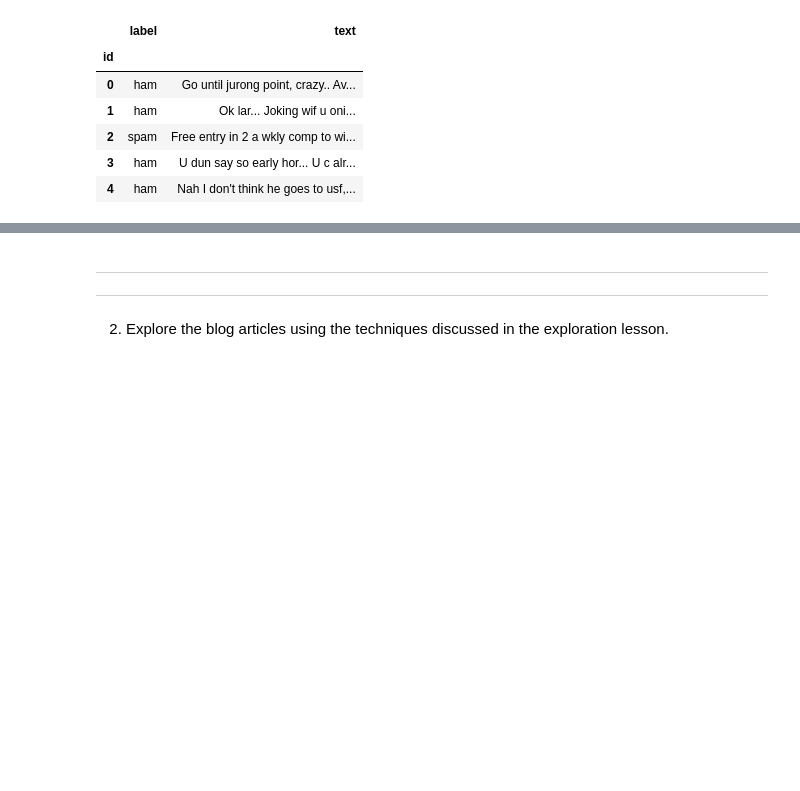
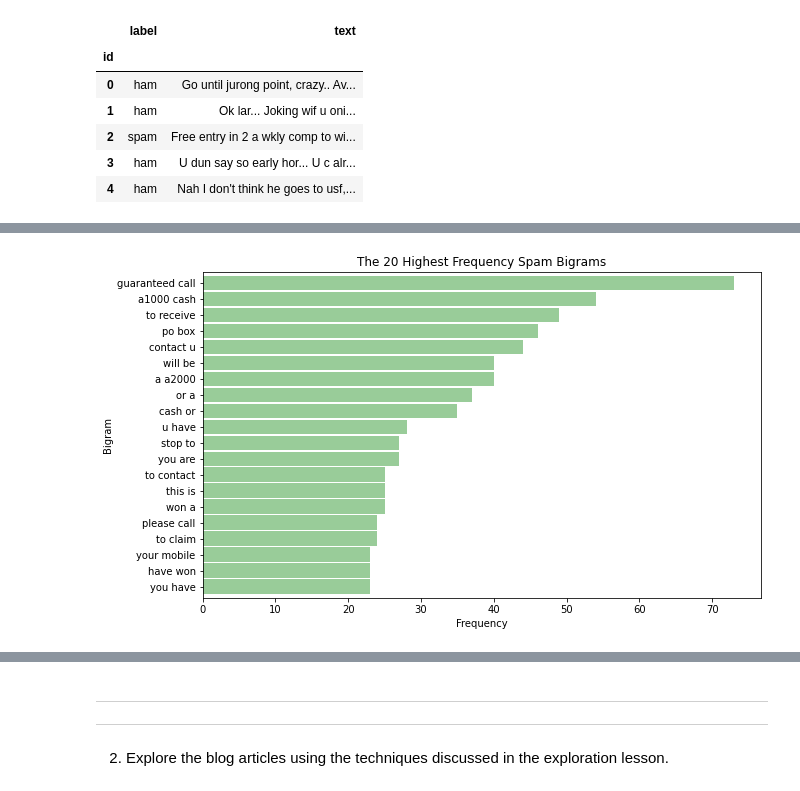
Before and after one commit to nicholas-dougherty/natural-language-processing-exercises, a Jupyter notebook: explore.ipynb, the cells around one changed output, grey strips where cells are left out. Drawn from its saved outputs; the diff is of its cells as text; code cells hidden in the pictures; blank space fills up the shorter version.

```diff
--- a/explore.ipynb
+++ b/explore.ipynb
@@ -56,3 +61,13 @@ See Full Dataframe in Mito
 | 2 | spam | Free entry in 2 a wkly comp to wi... |
 | 3 | ham | U dun say so early hor... U c alr... |
 | 4 | ham | Nah I don't think he goes to usf,... |
+# %%
+def clean(text):
+    '''Simplified text cleaning function'''
+    text = text.lower()
+    text = unicodedata.normalize('NFKD', text).encode('ascii', 'ignore').decode('utf-8', 'ignore')
+    return re.sub(r"[^a-z0-9\s]", '', text)
+# %%
+ham_words = clean(' '.join(df[df.label == 'ham'].text))
+spam_words = clean(' '.join(df[df.label == 'spam'].text))
+all_words = clean(' '.join(df.text))
@@ -60,3 +100,5 @@ See Full Dataframe in Mito
 # 1.b): Create and explore bigrams for the spam data.
 #       Visualize them with a word cloud.
 #       How do they compare with the ham bigrams?
+# %%
+spam_bigrams = pd.Series(nltk.bigrams(spam_words.split())).value_counts()
@@ -62,0 +107,16 @@ See Full Dataframe in Mito
+# %%
+# Visualize the bigrams with barplot
+top_20_spam = spam_bigrams.sort_values(ascending=False).head(20)
+
+top_20_spam.sort_values().plot.barh(color='green', alpha=0.4, width=.9, figsize=(10,6))
+
+plt.title('The 20 Highest Frequency Spam Bigrams')
+plt.ylabel('Bigram')
+plt.xlabel('Frequency')
+
+# make the labels pretty
+ticks, _ = plt.yticks()
+labels = top_20_spam.reset_index()['index'].apply(lambda t: t[0] + ' ' + t[1])
+_ = plt.yticks(ticks, labels)
+# %% [output]
+[figure, added]
```
Also changed, not shown: parts of 13 cells of this notebook.
